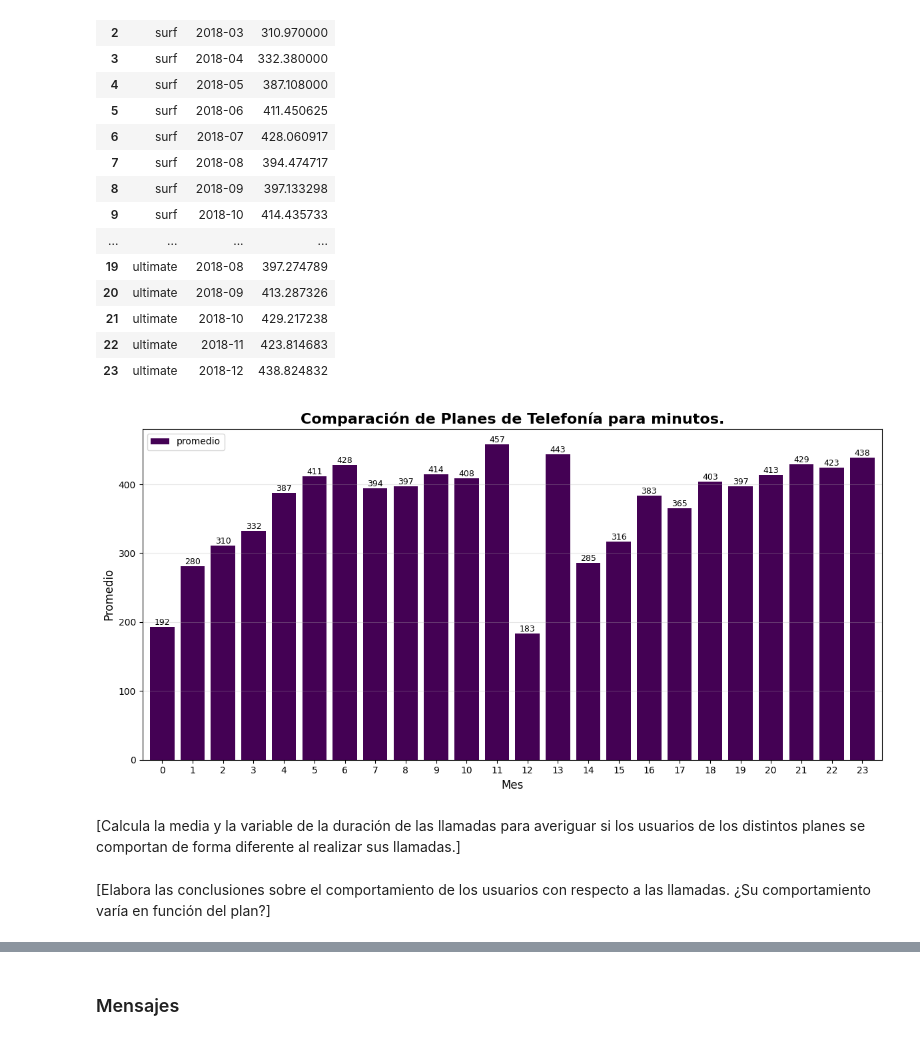
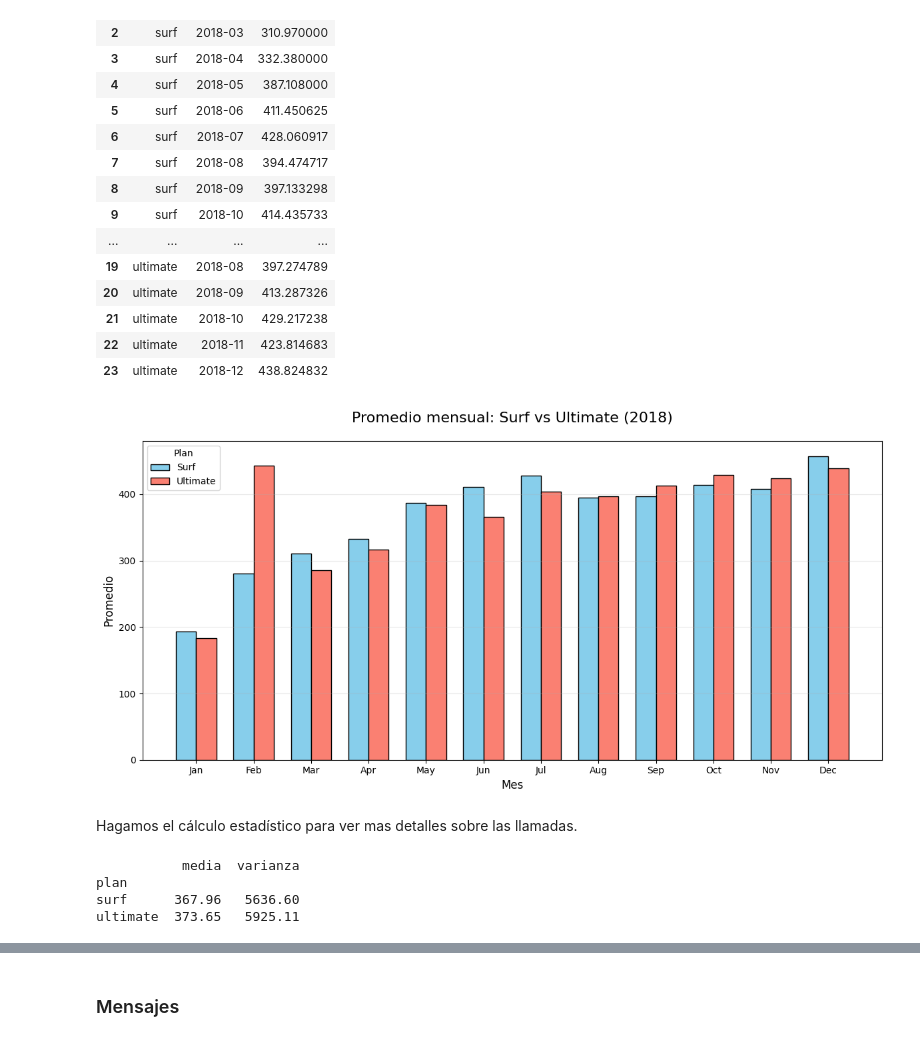
Before and after one commit to ma280113/sprint_5_proyect, a Jupyter notebook: notebook.ipynb, the cells around one changed output, grey strips where cells are left out. Drawn from its saved outputs; the diff is of its cells as text; code cells hidden in the pictures.

Commit message:
se implementan los graficos comparativos entre los planes para llamadas y se esta trabjando con los datos en mensajes.

```diff
--- a/notebook.ipynb
+++ b/notebook.ipynb
@@ -556,32 +556,51 @@ display(llamadas_plan)
 | 21 | ultimate | 2018-10 | 429.217238 |
 | 22 | ultimate | 2018-11 | 423.814683 |
 | 23 | ultimate | 2018-12 | 438.824832 |
-# %%
-# Compara el número de minutos mensuales que necesitan los usuarios de cada plan. Traza un histograma.
-
-ax = llamadas_plan.plot(
-    kind='bar',
-    figsize=(12, 6),
-    width=0.8,
-    colormap='viridis'
-)
-
-plt.title('Comparación de Planes de Telefonía para minutos.', fontsize=16, fontweight='bold')
-plt.xlabel('Mes', fontsize=12)
-plt.ylabel('Promedio', fontsize=12)
-#plt.legend(title= [])
-plt.xticks(rotation=0)
-plt.grid(axis='y', alpha=0.3)
-
-# Añadir valores en las barras
-for container in ax.containers:
-    ax.bar_label(container, fmt='%d', label_type='edge', fontsize=9)
-
-plt.tight_layout()
-plt.show()
-# %% [output]
-[figure, removed]
-# %% [markdown]
-[Calcula la media y la variable de la duración de las llamadas para averiguar si los usuarios de los distintos planes se comportan de forma diferente al realizar sus llamadas.]
+# %%
+# Compara el número de minutos mensuales que necesitan los usuarios de cada plan. Traza un histograma.
+
+# Pivotear para tener meses en X y planes en columnas
+df_pivot = llamadas_plan.pivot(index='año_mes', columns='plan', values='promedio')
+
+# --- GRÁFICA DE BARRAS AGRUPADAS ---
+plt.figure(figsize=(12, 6))
+
+# Ancho de barras
+bar_width = 0.35
+index = range(len(df_pivot))
+
+# Barras para 'surf'
+plt.bar([i - bar_width/2 for i in index], df_pivot['surf'],
+        width=bar_width, label='Surf', color='skyblue', edgecolor='black')
+
+# Barras para 'ultimate'
+plt.bar([i + bar_width/2 for i in index], df_pivot['ultimate'],
+        width=bar_width, label='Ultimate', color='salmon', edgecolor='black')
+
+# Personalización
+plt.title('Promedio mensual: Surf vs Ultimate (2018)', fontsize=16, pad=20)
+plt.xlabel('Mes', fontsize=12)
+plt.ylabel('Promedio', fontsize=12)
+plt.legend(title='Plan')
+plt.grid(True, axis='y', alpha=0.3)
+
+# Etiquetas en X: formato "Ene", "Feb", etc.
+meses = df_pivot.index.strftime('%b')
+plt.xticks(index, meses)
+
+# Ajustar diseño
+plt.tight_layout()
+plt.show()
+# %% [output]
+[figure, added]
+# %% [markdown]
+Hagamos el cálculo estadístico para ver mas detalles sobre las llamadas.
 # %%
 # Calcula la media y la varianza de la duración mensual de llamadas.
+estadisticas_llamadas = llamadas_plan.groupby('plan')['promedio'].agg(media = 'mean', varianza = 'var').round(2)
+print(estadisticas_llamadas)
+# %% [output]
+           media  varianza
+plan
+surf      367.96   5636.60
+ultimate  373.65   5925.11
@@ -590,2 +606,0 @@ plt.show()
-# %% [markdown]
-[Elabora las conclusiones sobre el comportamiento de los usuarios con respecto a las llamadas. ¿Su comportamiento varía en función del plan?]
```
Also changed, not shown: parts of 5 cells of this notebook.
